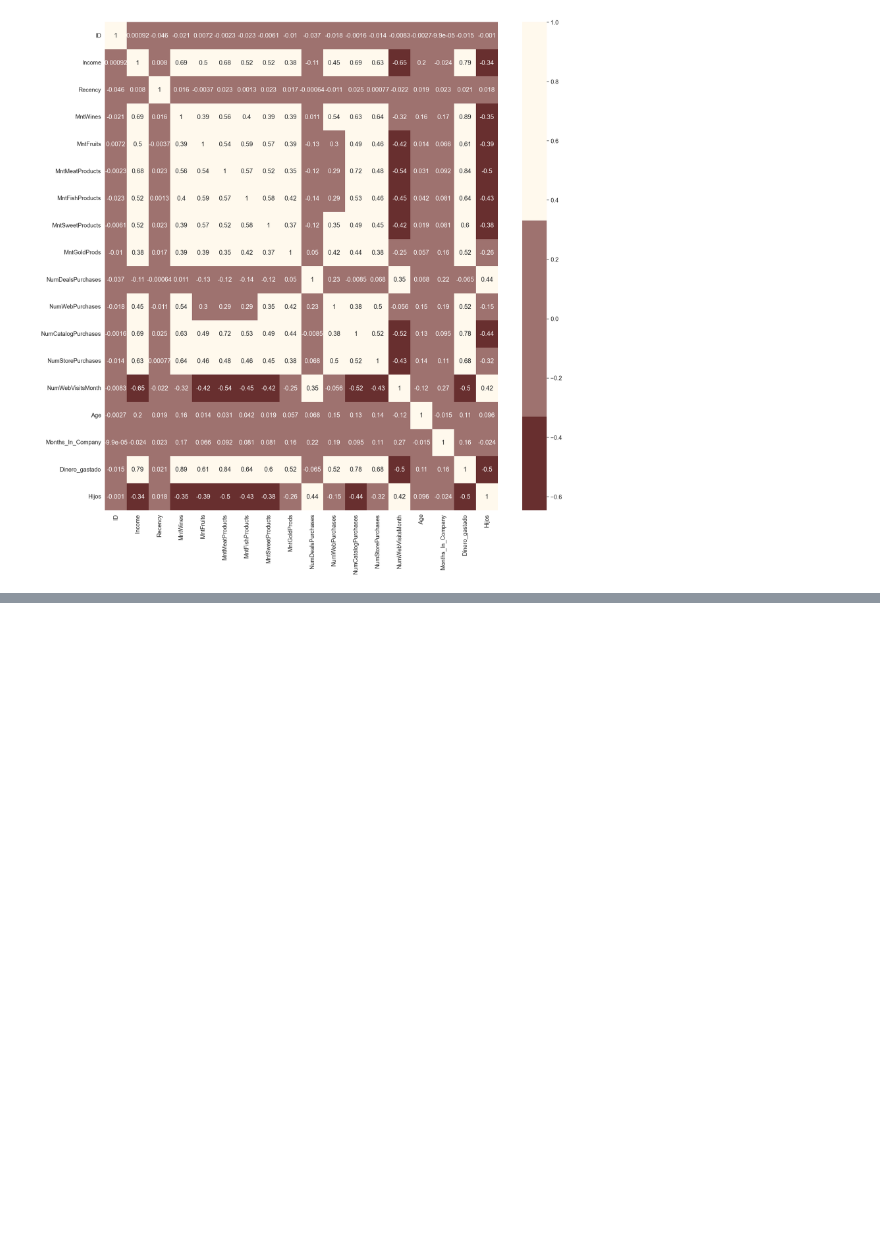
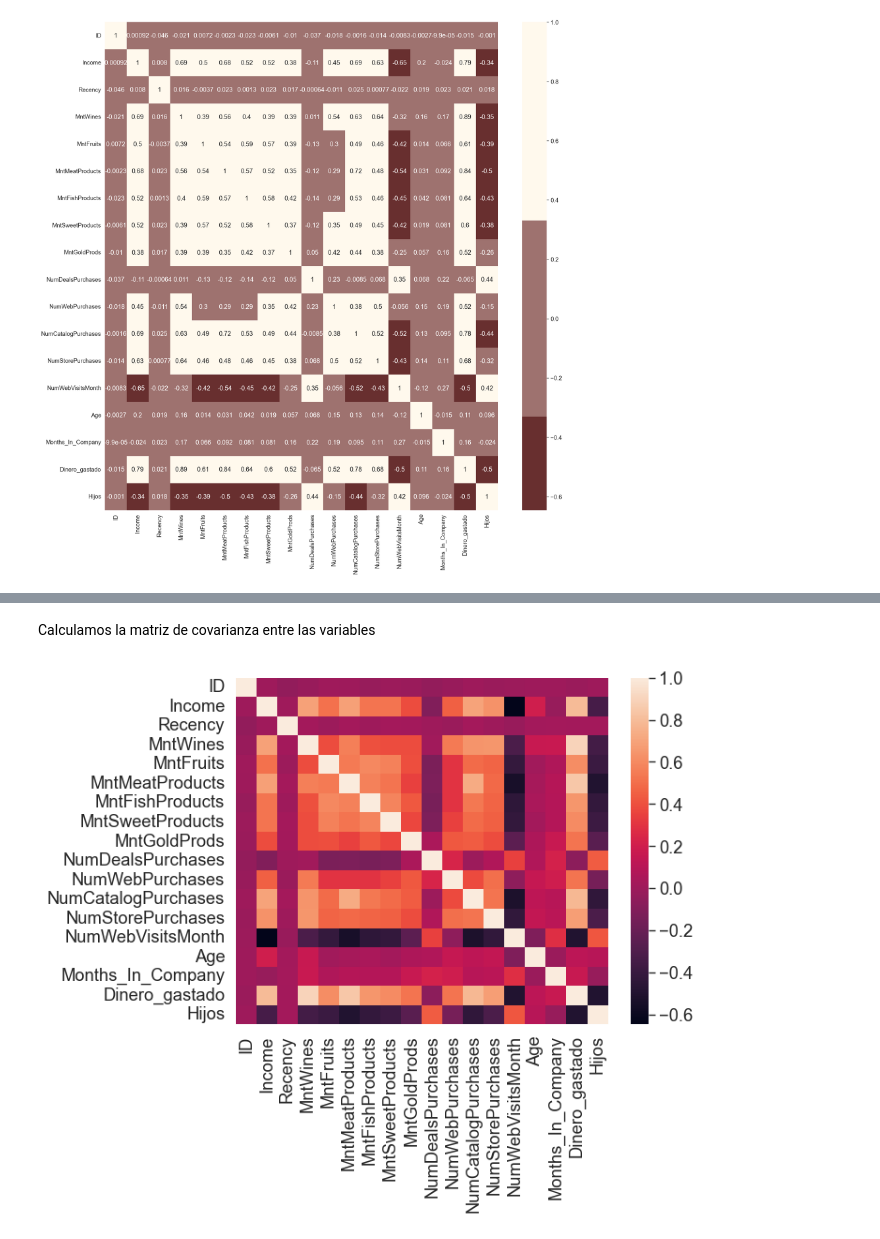
Before and after one commit to SebastianGomez/Final_AprendizajeNoSupervisado-, a Jupyter notebook: trabajo_final.ipynb, the cells around one changed output, grey strips where cells are left out. Saved outputs shown, nothing was run; the diff lists cells and outputs as text; code cells hidden in the pictures; blank space fills up the shorter version.

```diff
--- a/trabajo_final.ipynb
+++ b/trabajo_final.ipynb
@@ -252,13 +253,0 @@ plt.show()
-# %%
-#To plot some selected features
-#Setting up colors prefrences
-sns.set(rc={"axes.facecolor":"#FFF9ED","figure.facecolor":"#FFF9ED"})
-pallet = ["#682F2F", "#9E726F", "#D6B2B1", "#B9C0C9", "#9F8A78", "#F3AB60"]
-cmap = colors.ListedColormap(["#682F2F", "#9E726F", "#D6B2B1", "#B9C0C9", "#9F8A78", "#F3AB60"])
-#Plotting following features
-To_Plot = [ "Income", "Recency", "Customer_For", "Age", "Spent", "Is_Parent"]
-print("Reletive Plot Of Some Selected Features: A Data Subset")
-plt.figure()
-sns.pairplot(df[To_Plot], hue= "Is_Parent",palette= (["#682F2F","#F3AB60"]))
-#Taking hue
-plt.show()
@@ -266,0 +274,11 @@ NameError: name 'colors' is not defined
+# %% [markdown]
+Calculamos la matriz de covarianza entre las variables
+# %%
+#Covaianza
+covMatrix = df_num.cov()
+#Heatmap
+sns.set_style("whitegrid")
+sns.heatmap(covMatrix)
+plt.show()
+# %% [output]
+[figure, added]
```
Also changed, not shown: parts of 19 cells of this notebook.
